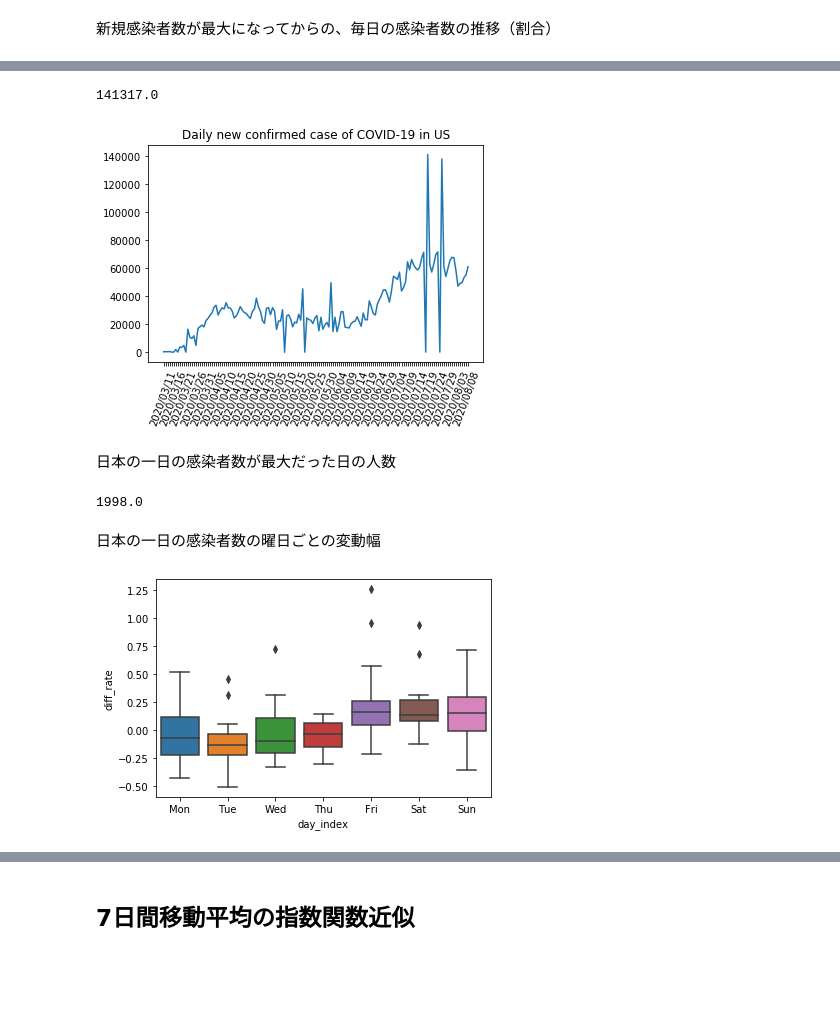
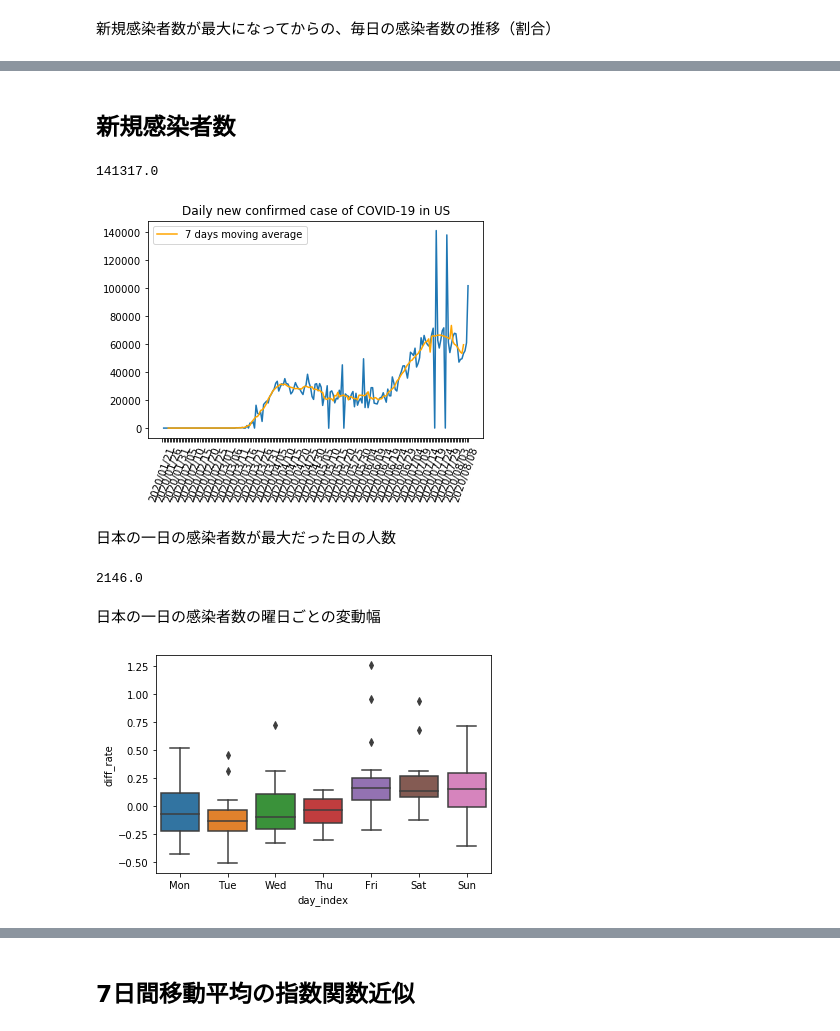
Before and after one commit to yoneken/covid19jp, a Jupyter notebook: Forecast_covid19.ipynb, the cells around one changed output, grey strips where cells are left out. Saved outputs shown, nothing was run; the diff lists cells and outputs as text; code cells hidden in the pictures; blank space fills up the shorter version.

```diff
--- a/Forecast_covid19.ipynb
+++ b/Forecast_covid19.ipynb
@@ -239,44 +239,45 @@ plt.title("Biblation of new confirmed cases after counting max number");
+# %% [markdown]
+## 新規感染者数
+# %%
+df_new = df[{"USA", "Japan"}].diff()
+df_new = pd.concat([df["date"], df_new], axis=1)
+#df_new = df_new[50:]
+
+# 移動平均
+ma7_jp = df_new.Japan.rolling(7, center=True).mean()
+ma7_jp.name = "JP_MA7"
+df_new = pd.concat([df_new, ma7_jp], axis=1)
+ma7_us = df_new.USA.rolling(7, center=True).mean()
+ma7_us.name = "US_MA7"
+df_new = pd.concat([df_new, ma7_us], axis=1)
+
+xticks = [l.strftime("%Y/%m/%d") if i%5==0 else "" for i,l in enumerate(df_new.date)]
 # %%
-df_new = df[{"USA"}].diff()
-df_new = pd.concat([df["date"], df_new], axis=1)
-df_new = df_new[50:]
-
-xuticks = [l.strftime("%Y/%m/%d") if i%5==0 else "" for i,l in enumerate(df_new.date)]
 
 plt.plot(df_new.USA)
-plt.xticks(range(50, 50+len(xuticks)-11), xuticks, rotation=70)
+plt.plot(df_new.US_MA7, color="orange", label="7 days moving average")
+#plt.xticks(range(50, 50+len(xuticks)-11), xuticks, rotation=70)
+plt.xticks(range(len(xuticks)-10), xticks, rotation=70)
 #plt.grid()
 plt.title("Daily new confirmed case of COVID-19 in US")
+plt.legend()
 print(max(df_new.USA.dropna()))
 # %% [output]
 141317.0
-[figure, old version]
+[figure, new version]
 # %% [markdown]
 日本の一日の感染者数が最大だった日の人数
-# %%
-df_new = df[{"Japan"}].diff()
-df_new = pd.concat([df["date"], df_new], axis=1)
-print(max(df_new.Japan.dropna()))
-# %% [output]
-1998.0
+# %%
+print(max(df_new.Japan.dropna()))
+# %% [output]
+2146.0
 # %% [markdown]
 日本の一日の感染者数の曜日ごとの変動幅
 # %%
 import seaborn as sns
 
-df_new = df[{"Japan"}].diff()
-df_new = pd.concat([pd.to_datetime(df["date"]), df_new], axis=1)
-
-xjticks = [l.strftime("%Y/%m/%d") if i%7==0 else "" for i,l in enumerate(df_new.date)]
-
-# 移動平均
-ma7 = df_new.Japan.rolling(7, center=True).mean()
-#ma7 = df_new.Japan.rolling(7).mean()
-ma7.name = "MA7"
-df_new = pd.concat([df_new, ma7], axis=1)
-
 # 移動平均との差分の割合
-df_new["diff_rate"] = (df_new.Japan - df_new.MA7)/df_new.MA7
+df_new["diff_rate"] = (df_new.Japan - df_new.JP_MA7)/df_new.JP_MA7
 #plt.plot(df_new.diff_rate)
 
 # 曜日インデックス
@@ -307,6 +308,6 @@ std_day = [np.std(data[data.day_index==0].diff_rate, ddof=1), np.std(data[data.d
 #print(trend_day)
 #print(std_day)
 # %% [output]
-[figure, old version]
+[figure, new version]
 # %%
 plt.plot(df_new.Japan.values)
```
Also changed, not shown: parts of 12 cells of this notebook, 1 other file.
